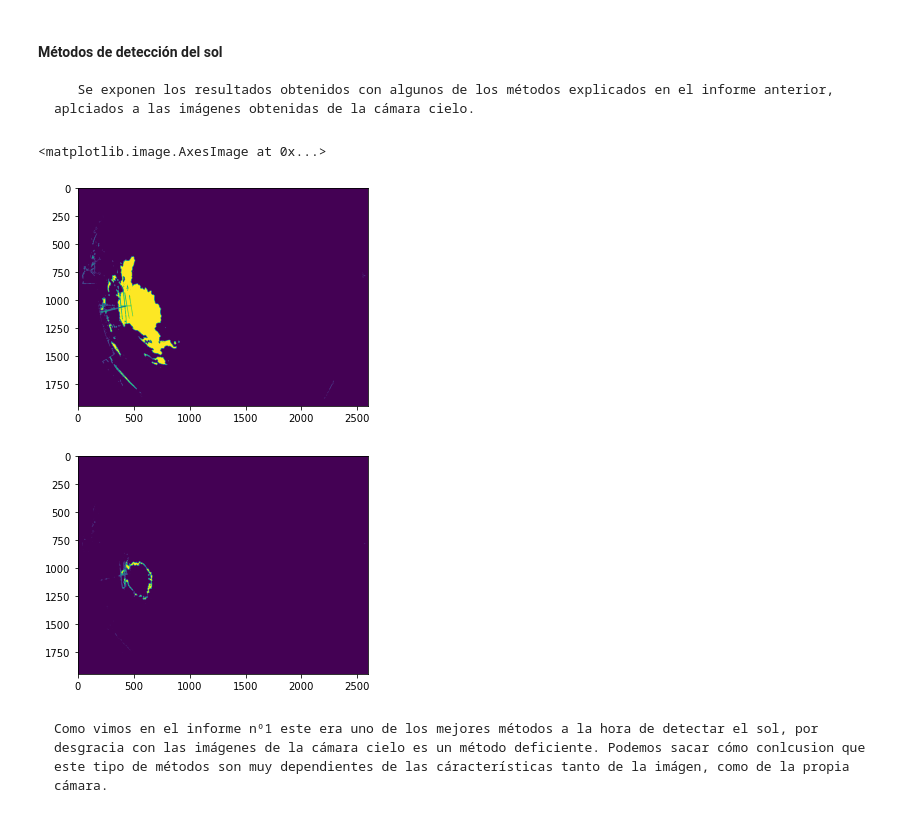
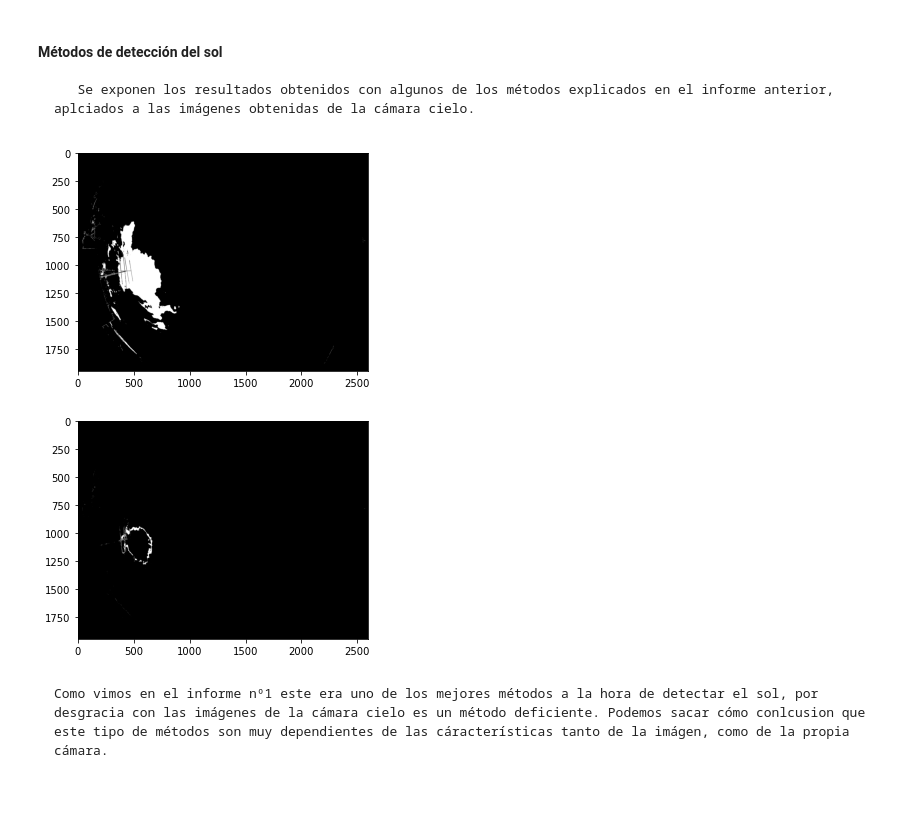
Before and after one commit to isi-ies-group/TFG-Camara-cielo, a Jupyter notebook: informe_2.ipynb, the cells around one changed output. Drawn from its saved outputs; the diff is of its cells as text; code cells hidden in the pictures.

```diff
--- a/informe_2.ipynb
+++ b/informe_2.ipynb
@@ -215,16 +213,15 @@ plt.imshow(img_proc)
 # %%
 # Método utilizando el canal verde
 HBP = cv2.inRange(Green_channel, 200, 255)
 CSP = cv2.inRange(Green_channel, 245, 255)
 
 plt.figure(2)
-plt.imshow(HBP)
+muestra_imagen(HBP)
 plt.figure(3)
-plt.imshow(CSP)
+muestra_imagen(CSP)
 # %% [output]
-<matplotlib.image.AxesImage at 0x...>
-[figure, old version]
+[figure, new version]
-[figure, old version]
+[figure, new version]
 # %% [markdown]
     Como vimos en el informe nº1 este era uno de los mejores métodos a la hora de detectar el sol, por desgracia con las imágenes de la cámara cielo es un método deficiente. Podemos sacar cómo conlcusion que este tipo de métodos son muy dependientes de las cáracterísticas tanto de la imágen, como de la propia cámara.
 # %%
```
Also changed, not shown: parts of 16 cells of this notebook, 4 other files.
